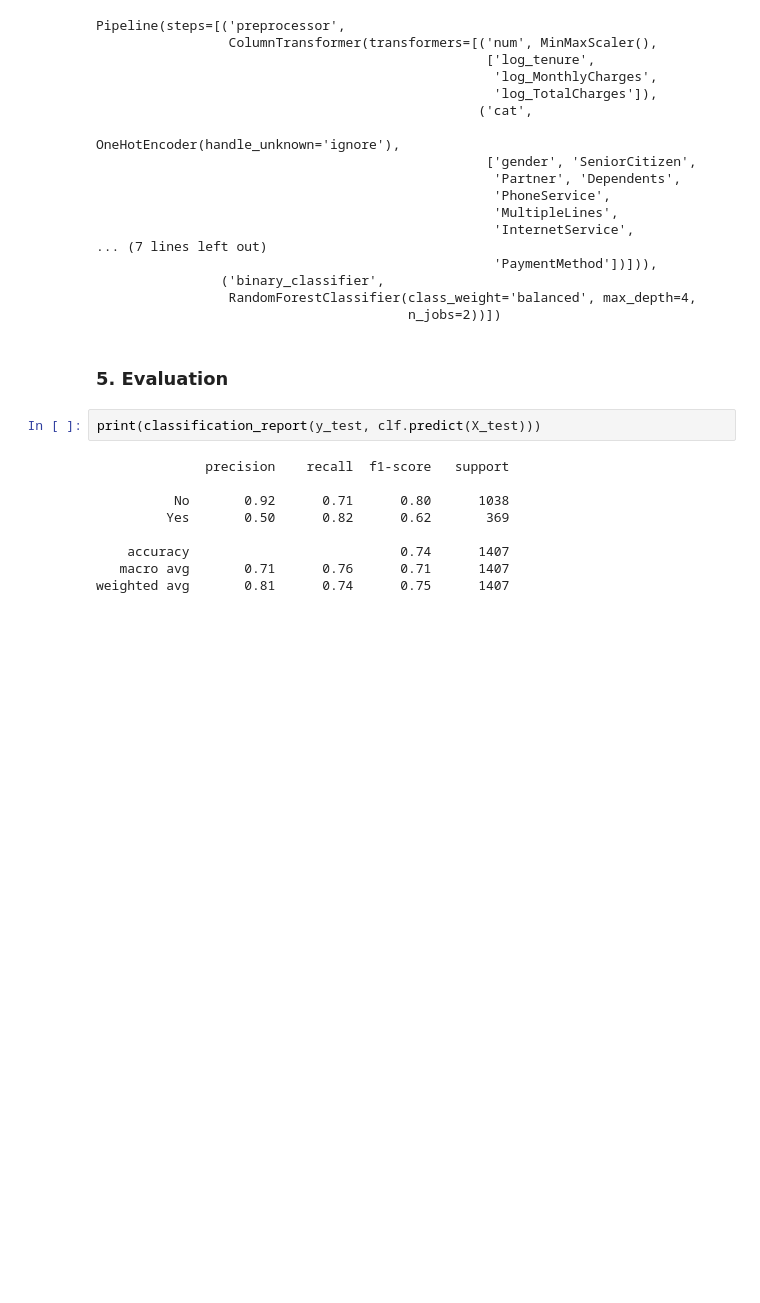
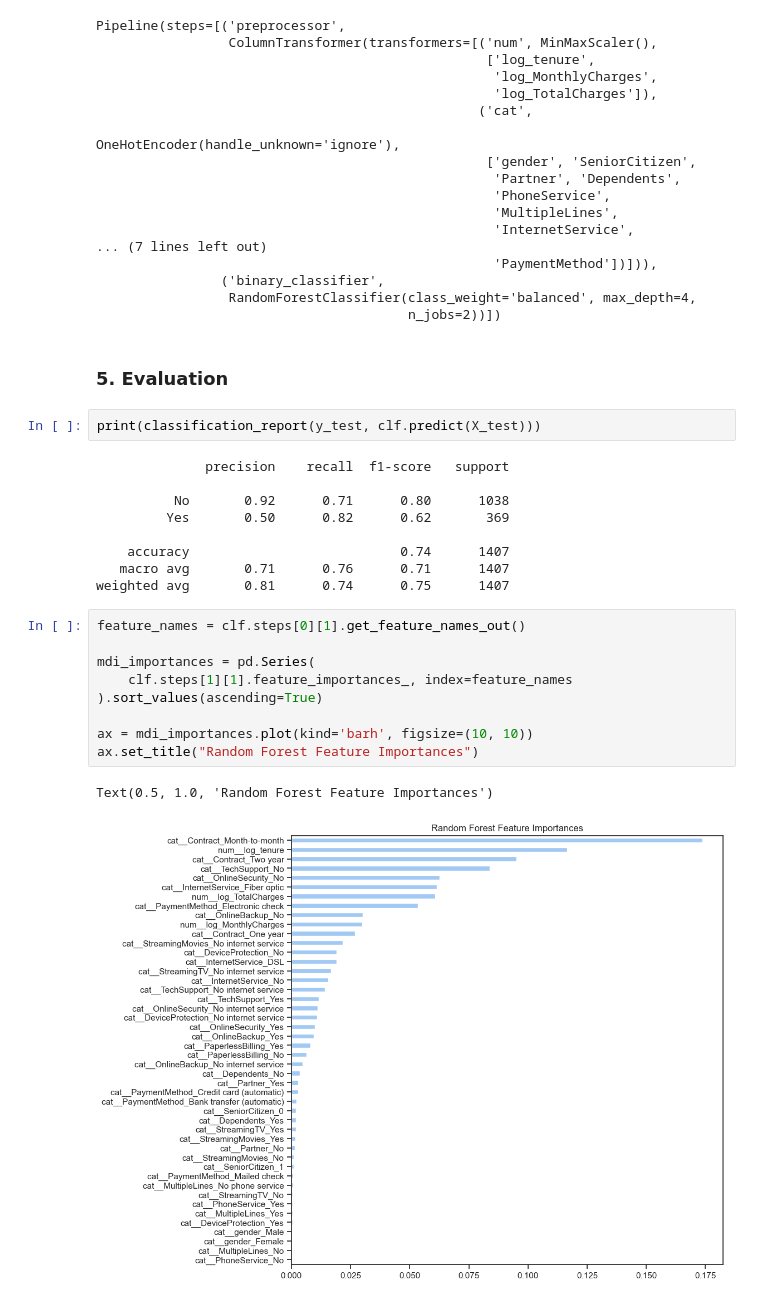
Before and after one commit to hym-edu/dssi-workshop, a Jupyter notebook: notebooks/DSSl_ChurnModel.ipynb, the cells around one changed output. Cells and saved outputs as stored; diff of their text form; blank space fills up the shorter version.

```diff
--- a/notebooks/DSSl_ChurnModel.ipynb
+++ b/notebooks/DSSl_ChurnModel.ipynb
@@ -268,3 +268,15 @@ print(classification_report(y_test, clf.predict(X_test)))
     accuracy                           0.74      1407
    macro avg       0.71      0.76      0.71      1407
 weighted avg       0.81      0.74      0.75      1407
+# %%
+feature_names = clf.steps[0][1].get_feature_names_out()
+
+mdi_importances = pd.Series(
+    clf.steps[1][1].feature_importances_, index=feature_names
+).sort_values(ascending=True)
+
+ax = mdi_importances.plot(kind='barh', figsize=(10, 10))
+ax.set_title("Random Forest Feature Importances")
+# %% [output]
+Text(0.5, 1.0, 'Random Forest Feature Importances')
+[figure, added]
```
